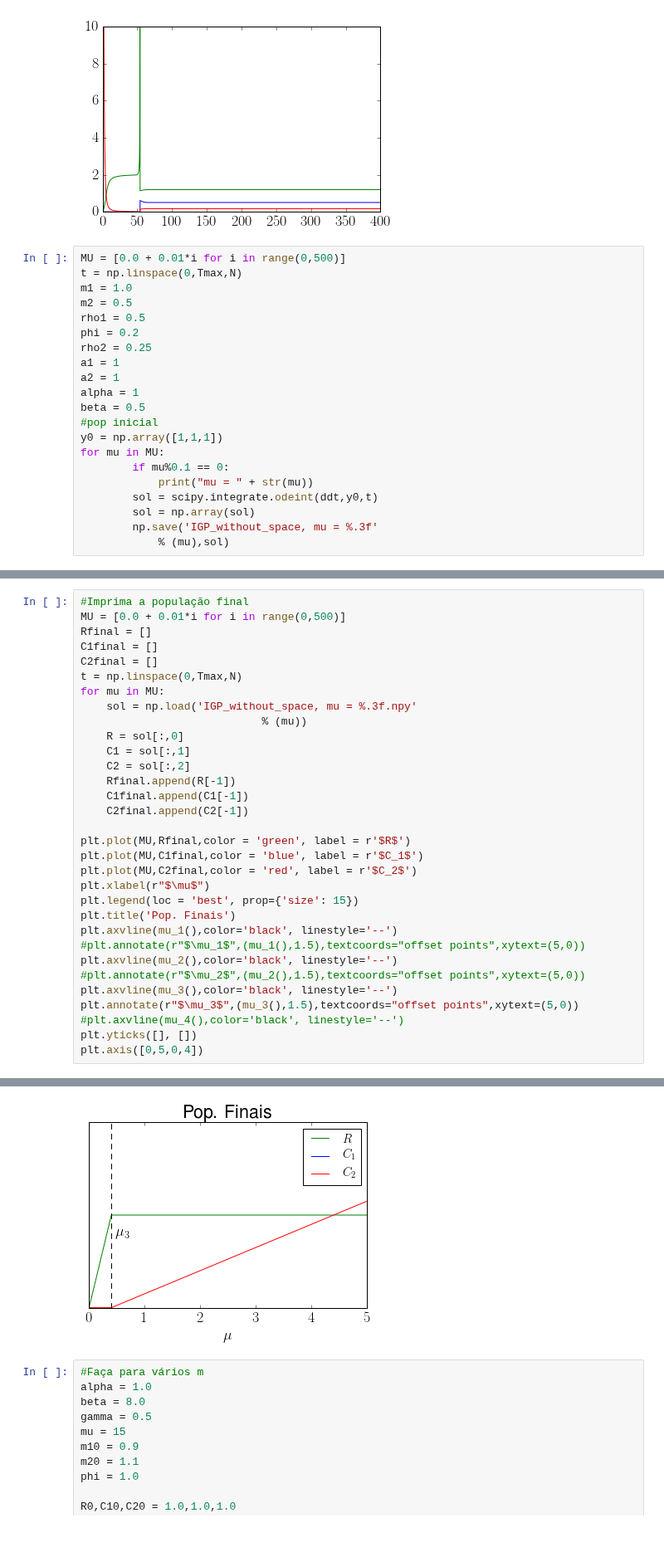
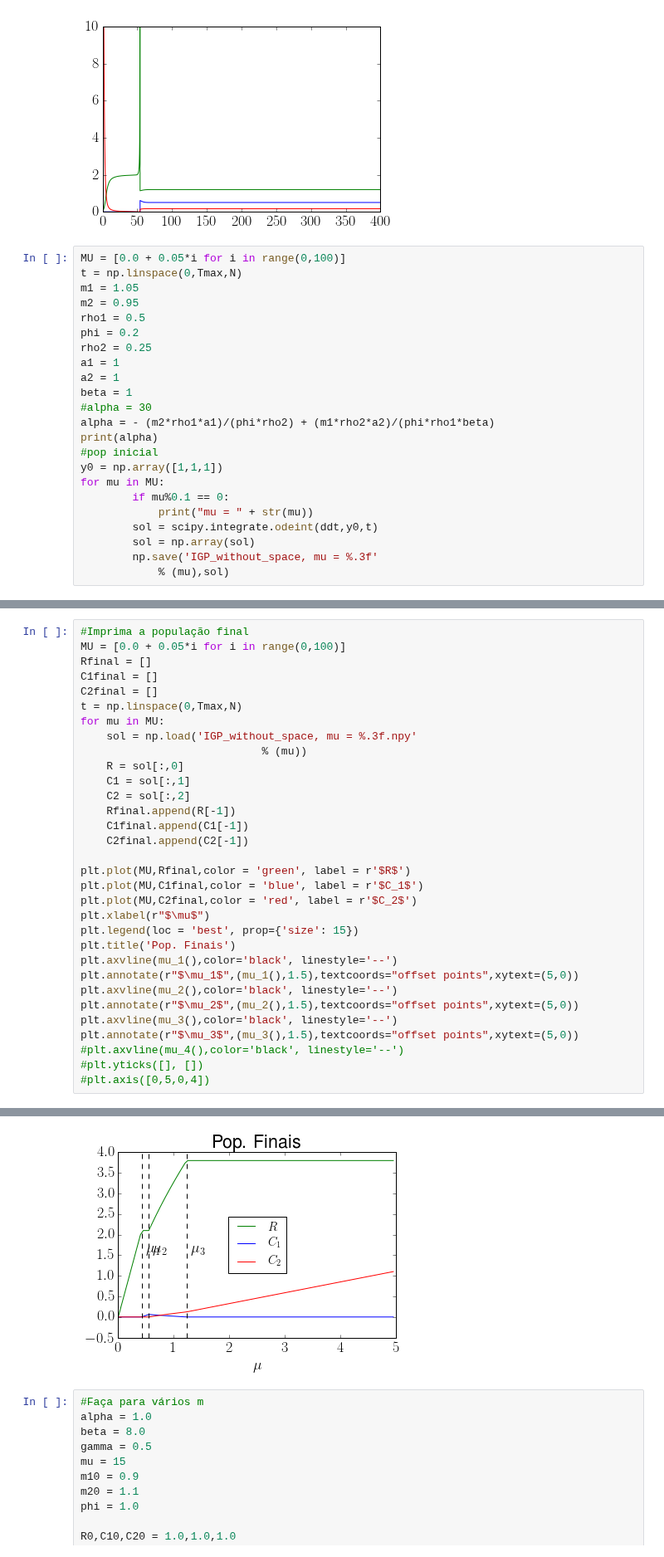
Before and after one commit to reand705/IGP, a Jupyter notebook: IGP_without_space.ipynb, the cells around one changed output, grey strips where cells are left out. Shown at 83% size. Drawn from its saved outputs; the diff is of its cells as text.

```diff
--- a/IGP_without_space.ipynb
+++ b/IGP_without_space.ipynb
@@ -111,17 +111,19 @@ plt.axis([0,400,0,10])
 [0, 400, 0, 10]
 [figure]
 # %%
-MU = [0.0 + 0.01*i for i in range(0,500)]
+MU = [0.0 + 0.05*i for i in range(0,100)]
 t = np.linspace(0,Tmax,N)
-m1 = 1.0
-m2 = 0.5
+m1 = 1.05
+m2 = 0.95
 rho1 = 0.5
 phi = 0.2
 rho2 = 0.25
 a1 = 1
 a2 = 1
-alpha = 1
-beta = 0.5
+beta = 1
+#alpha = 30
+alpha = - (m2*rho1*a1)/(phi*rho2) + (m1*rho2*a2)/(phi*rho1*beta)
+print(alpha)
 #pop inicial
 y0 = np.array([1,1,1])
 for mu in MU:
@@ -141,7 +144,7 @@ mu = 1.6
 mu = 3.2
 # %%
 #Imprima a população final
-MU = [0.0 + 0.01*i for i in range(0,500)]
+MU = [0.0 + 0.05*i for i in range(0,100)]
 Rfinal = []
 C1final = []
 C2final = []
@@ -163,12 +166,12 @@ plt.xlabel(r"$\mu$")
 plt.legend(loc = 'best', prop={'size': 15})
 plt.title('Pop. Finais')
 plt.axvline(mu_1(),color='black', linestyle='--')
-#plt.annotate(r"$\mu_1$",(mu_1(),1.5),textcoords="offset points",xytext=(5,0))
+plt.annotate(r"$\mu_1$",(mu_1(),1.5),textcoords="offset points",xytext=(5,0))
 plt.axvline(mu_2(),color='black', linestyle='--')
-#plt.annotate(r"$\mu_2$",(mu_2(),1.5),textcoords="offset points",xytext=(5,0))
+plt.annotate(r"$\mu_2$",(mu_2(),1.5),textcoords="offset points",xytext=(5,0))
 plt.axvline(mu_3(),color='black', linestyle='--')
 plt.annotate(r"$\mu_3$",(mu_3(),1.5),textcoords="offset points",xytext=(5,0))
 #plt.axvline(mu_4(),color='black', linestyle='--')
-plt.yticks([], [])
-plt.axis([0,5,0,4])
+#plt.yticks([], [])
+#plt.axis([0,5,0,4])
 # %% [output]
@@ -176,4 +179,4 @@ plt.axis([0,5,0,4])
-[figure, old version]
+[figure, new version]
 # %%
 #Faça para vários m
 alpha = 1.0
```
Also changed, not shown: parts of 2 cells of this notebook.
